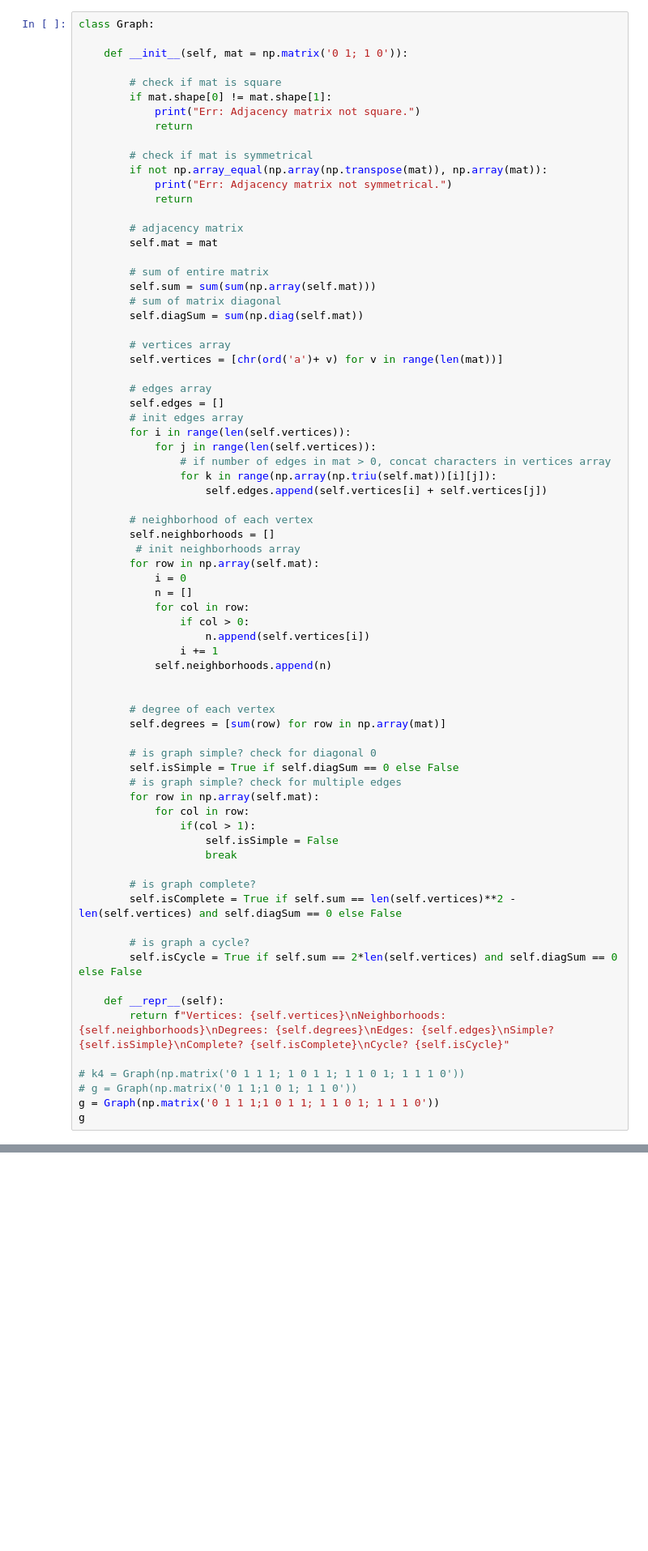
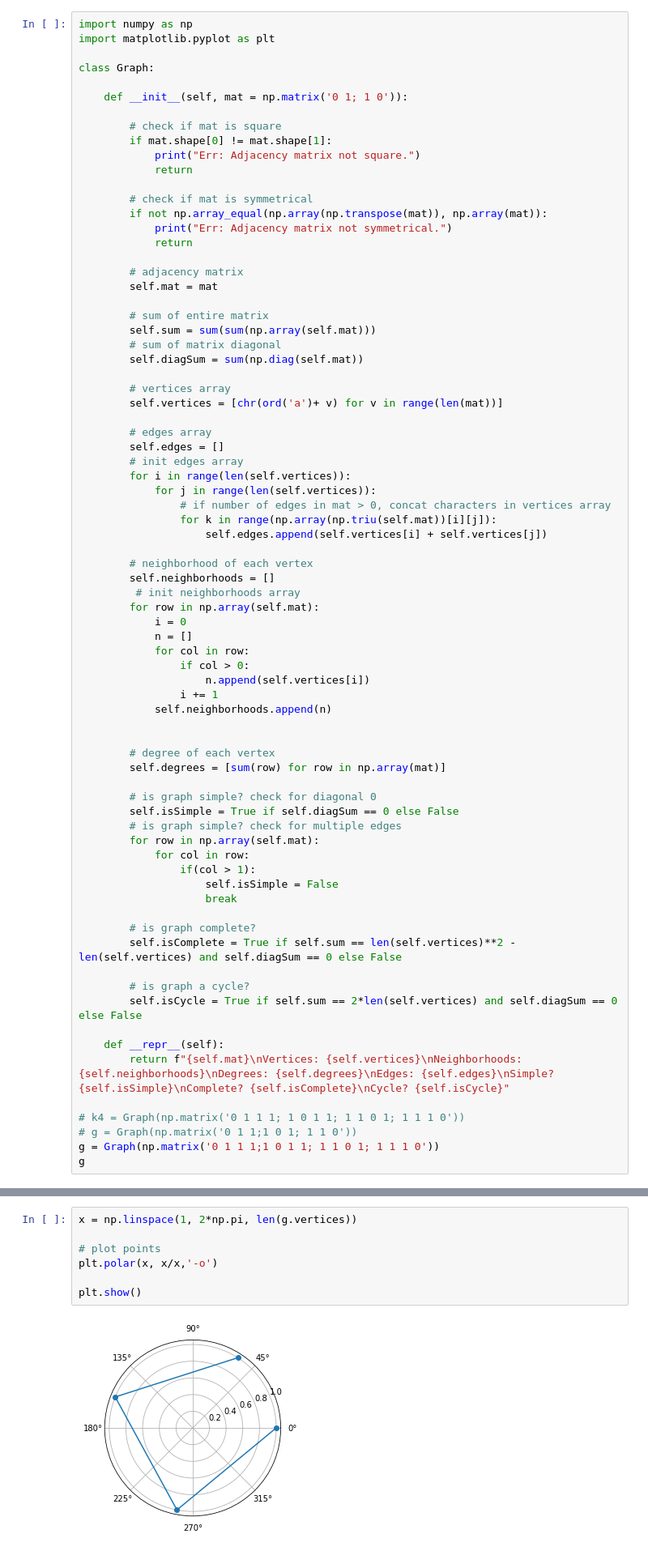
Before and after one commit to mattConn/graph-theory-analysis, a Jupyter notebook: adjacency-mat.ipynb, the cells around one changed output, grey strips where cells are left out. Shown at 81% size. Saved outputs shown, nothing was run; the diff lists cells and outputs as text; blank space fills up the shorter version.

Commit message:
added polar plot

```diff
--- a/adjacency-mat.ipynb
+++ b/adjacency-mat.ipynb
@@ -56,4 +1,7 @@ deg(d) = 3
 # %%
+import numpy as np
+import matplotlib.pyplot as plt
+
 class Graph:
 
     def __init__(self, mat = np.matrix('0 1; 1 0')):
@@ -120,7 +68,7 @@ class Graph:
         self.isCycle = True if self.sum == 2*len(self.vertices) and self.diagSum == 0 else False
 
     def __repr__(self):
-        return f"Vertices: {self.vertices}\nNeighborhoods: {self.neighborhoods}\nDegrees: {self.degrees}\nEdges: {self.edges}\nSimple? {self.isSimple}\nComplete? {self.isComplete}\nCycle? {self.isCycle}"
+        return f"{self.mat}\nVertices: {self.vertices}\nNeighborhoods: {self.neighborhoods}\nDegrees: {self.degrees}\nEdges: {self.edges}\nSimple? {self.isSimple}\nComplete? {self.isComplete}\nCycle? {self.isCycle}"
 
 # k4 = Graph(np.matrix('0 1 1 1; 1 0 1 1; 1 1 0 1; 1 1 1 0'))
 # g = Graph(np.matrix('0 1 1;1 0 1; 1 1 0'))
@@ -134,3 +86,12 @@ Edges: ['ab', 'ac', 'ad', 'bc', 'bd', 'cd']
 Simple? True
 Complete? True
 Cycle? False
+# %%
+x = np.linspace(1, 2*np.pi, len(g.vertices))
+
+# plot points
+plt.polar(x, x/x,'-o')
+
+plt.show()
+# %% [output]
+[figure, added]
```
Also changed, not shown: parts of 2 cells of this notebook.
